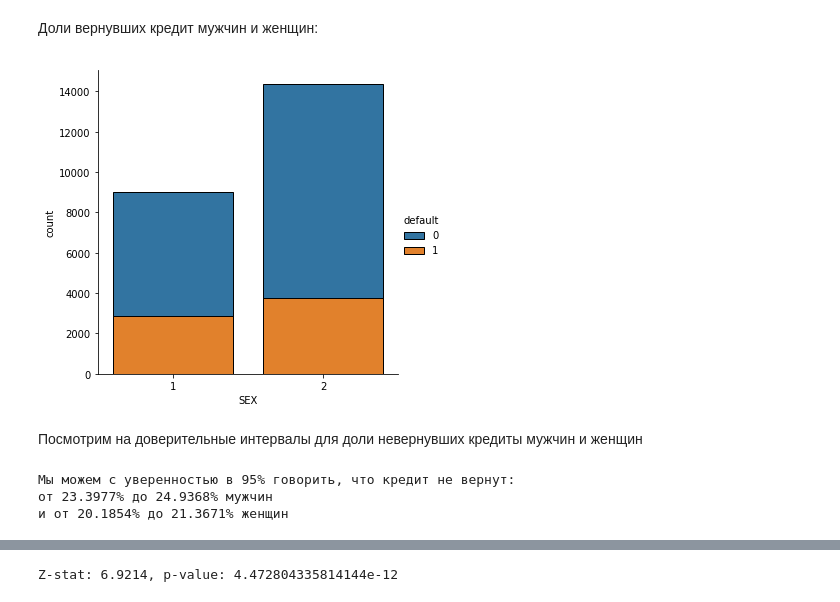
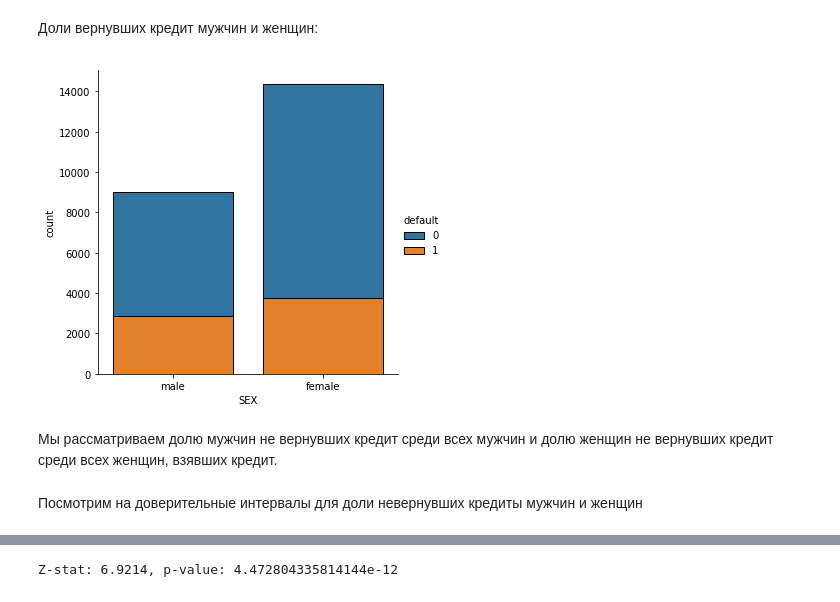
Before and after one commit to armavox/mldaspec, a Jupyter notebook: course4/notebooks/w4_Scoring.ipynb, the cells around one changed output, grey strips where cells are left out. Drawn from its saved outputs; the diff is of its cells as text; code cells hidden in the pictures.

Commit message:
proportion_hypotheses update

```diff
--- a/course4/notebooks/w4_Scoring.ipynb
+++ b/course4/notebooks/w4_Scoring.ipynb
@@ -149,9 +185,10 @@ perm.permutation_test_2sample_ind(default0_lim, default1_lim, max_permutations=1
 # %% [markdown]
 Доли вернувших кредит мужчин и женщин:
 # %%
-sns.catplot(data=df, x='SEX', hue='default', kind='count', dodge=False);
+c = sns.catplot(data=df, x='SEX', hue='default', kind='count', dodge=False);
+c.set_xticklabels(['male', 'female']);
 # %% [output]
-[figure, old version]
+[figure, new version]
 # %%
 def_male_sample = df[df.SEX == 1]['default']
 def_female_sample = df[df.SEX == 2]['default']
@@ -160,12 +195,4 @@ import statsmodels.stats.proportion as psts
+# %% [markdown]
+Мы рассматриваем долю мужчин не вернувших кредит среди всех мужчин и долю женщин не вернувших кредит среди всех женщин, взявших кредит.
 # %% [markdown]
 Посмотрим на доверительные интервалы для доли невернувших кредиты мужчин и женщин
-# %%
-male_confint = psts.proportion_confint(def_male_sample.sum(), len(def_male_sample))
-female_confint = psts.proportion_confint(def_female_sample.sum(), len(def_female_sample))
-print('Мы можем с уверенностью в 95% говорить, что кредит не вернут:\n'
-      f'от {male_confint[0]*100:.4f}% до {male_confint[1]*100:.4f}% мужчин\n'
-      f'и от {female_confint[0]*100:.4f}% до {female_confint[1]*100:.4f}% женщин')
-# %% [output]
-Мы можем с уверенностью в 95% говорить, что кредит не вернут:
-от 23.3977% до 24.9368% мужчин
-и от 20.1854% до 21.3671% женщин
```
Also changed, not shown: parts of 86 cells of this notebook, 5 other files.
